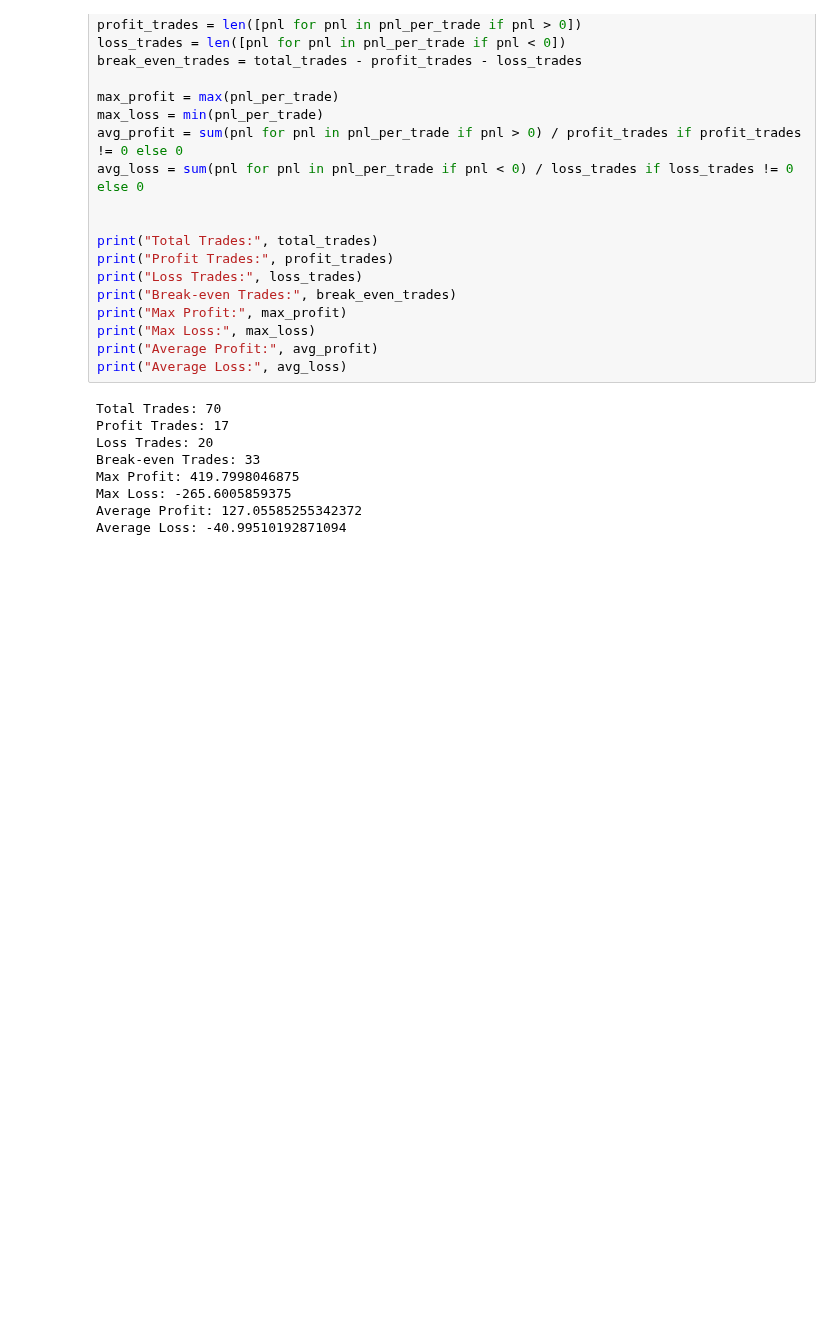
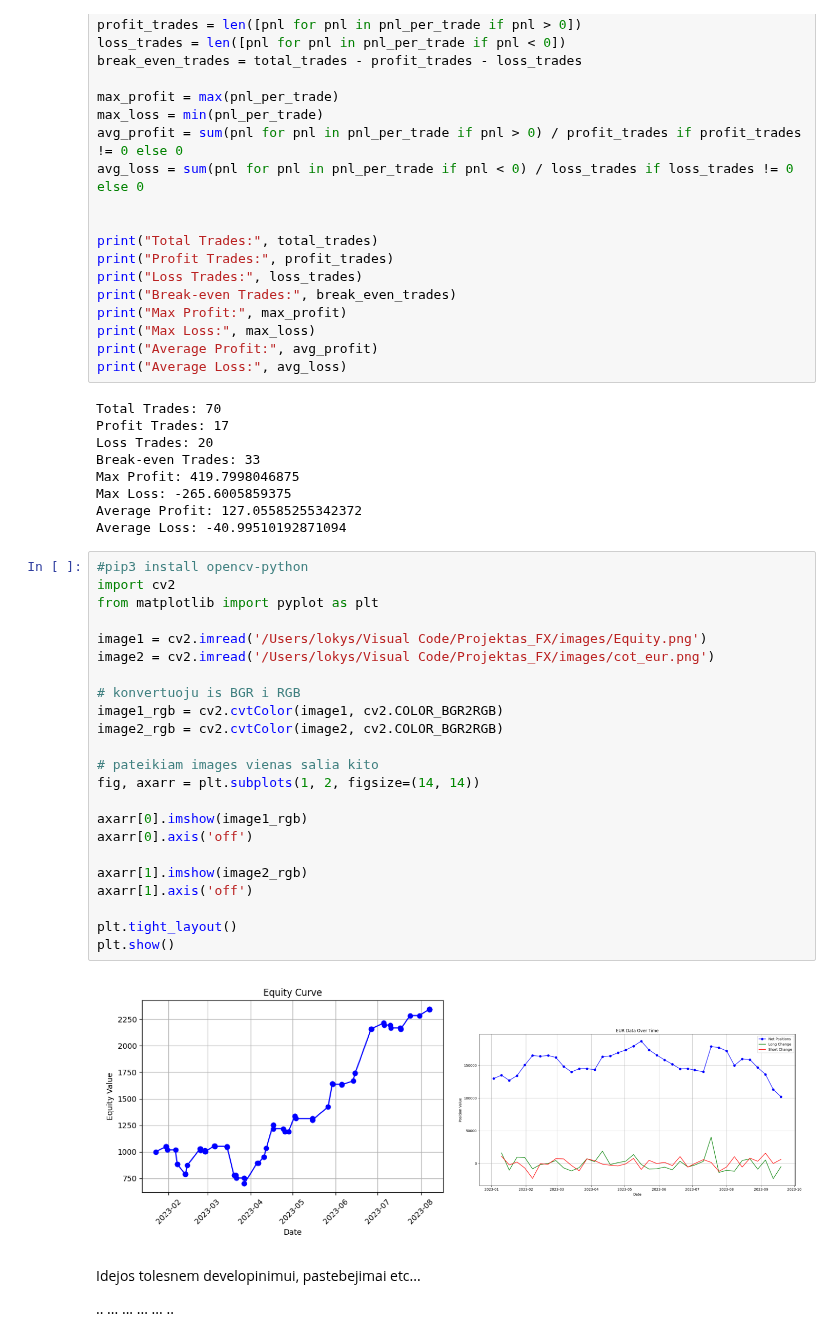
Before and after one commit to H-zx3/Projektas_FX, a Jupyter notebook: Strategy-1.ipynb, the cells around one changed output. Saved outputs shown, nothing was run; the diff lists cells and outputs as text; blank space fills up the shorter version.

```diff
--- a/Strategy-1.ipynb
+++ b/Strategy-1.ipynb
@@ -226,3 +237,37 @@ Max Profit: 419.7998046875
 Max Loss: -265.6005859375
 Average Profit: 127.05585255342372
 Average Loss: -40.99510192871094
+# %%
+#pip3 install opencv-python
+import cv2
+from matplotlib import pyplot as plt
+
+image1 = cv2.imread('/Users/lokys/Visual Code/Projektas_FX/images/Equity.png')
+image2 = cv2.imread('/Users/lokys/Visual Code/Projektas_FX/images/cot_eur.png')
+
+# konvertuoju is BGR i RGB
+image1_rgb = cv2.cvtColor(image1, cv2.COLOR_BGR2RGB)
+image2_rgb = cv2.cvtColor(image2, cv2.COLOR_BGR2RGB)
+
+# pateikiam images vienas salia kito
+fig, axarr = plt.subplots(1, 2, figsize=(14, 14))
+
+axarr[0].imshow(image1_rgb)
+axarr[0].axis('off')
+
+axarr[1].imshow(image2_rgb)
+axarr[1].axis('off')
+
+plt.tight_layout()
+plt.show()
+# %% [output]
+[figure, added]
+# %% [markdown]
+Idejos tolesnem developinimui, pastebejimai etc...
+
+..
+...
+...
+...
+...
+..
```
Also changed, not shown: parts of 5 cells of this notebook.
